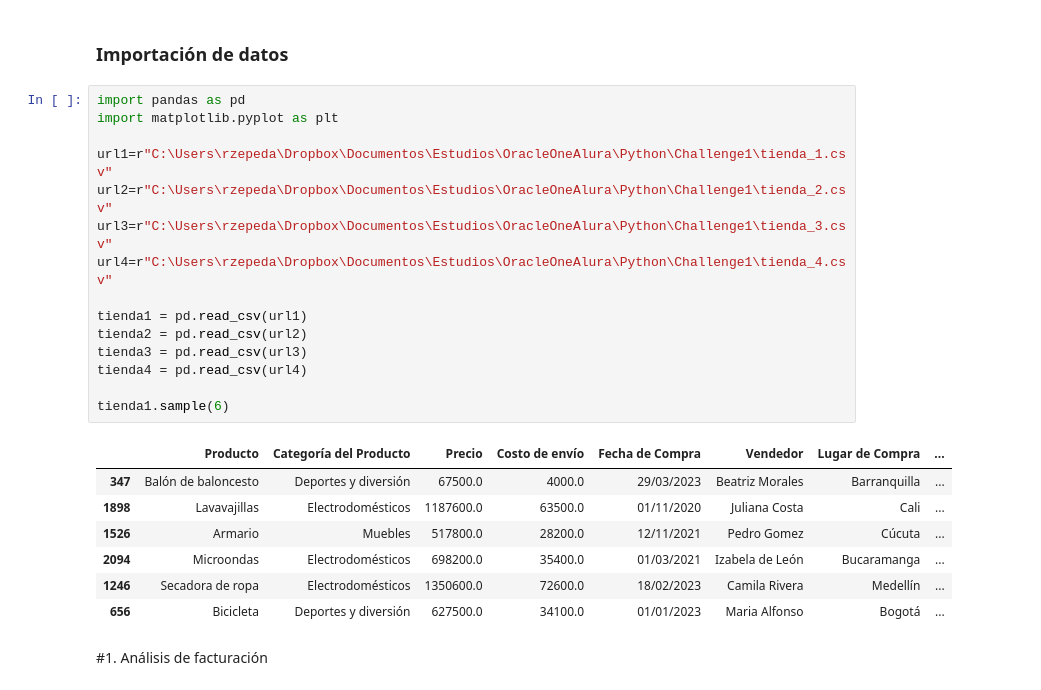
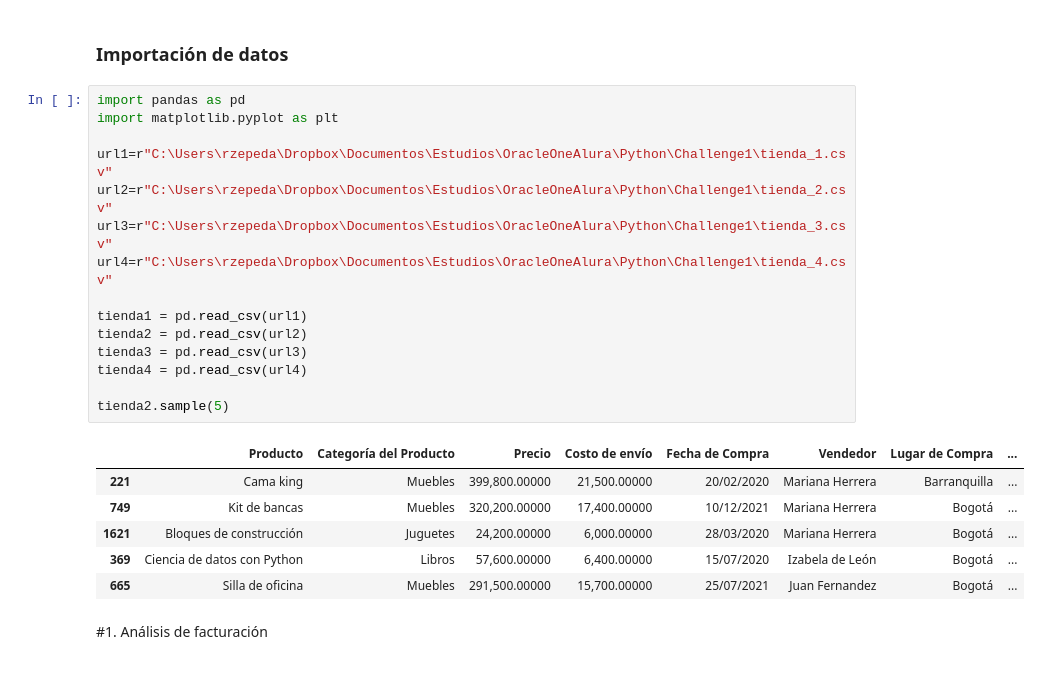
Before and after one commit to ronalzepeda/OneStoreAnalysis, a Jupyter notebook: AluraStoreLatamRZ.ipynb, the cells around one changed output. Saved outputs shown, nothing was run; the diff lists cells and outputs as text.

```diff
--- a/AluraStoreLatamRZ.ipynb
+++ b/AluraStoreLatamRZ.ipynb
@@ -3,26 +3,25 @@
 # %%
 import pandas as pd
 import matplotlib.pyplot as plt
 
 url1=r"C:\Users\rzepeda\Dropbox\Documentos\Estudios\OracleOneAlura\Python\Challenge1\tienda_1.csv"
 url2=r"C:\Users\rzepeda\Dropbox\Documentos\Estudios\OracleOneAlura\Python\Challenge1\tienda_2.csv"
 url3=r"C:\Users\rzepeda\Dropbox\Documentos\Estudios\OracleOneAlura\Python\Challenge1\tienda_3.csv"
 url4=r"C:\Users\rzepeda\Dropbox\Documentos\Estudios\OracleOneAlura\Python\Challenge1\tienda_4.csv"
 
 tienda1 = pd.read_csv(url1)
 tienda2 = pd.read_csv(url2)
 tienda3 = pd.read_csv(url3)
 tienda4 = pd.read_csv(url4)
 
-tienda1.sample(6)
+tienda2.sample(5)
 # %% [output]
 |  | Producto | Categoría del Producto | Precio | Costo de envío | Fecha de Compra | Vendedor | Lugar de Compra | ... |
-| 347 | Balón de baloncesto | Deportes y diversión | 67500.0 | 4000.0 | 29/03/2023 | Beatriz Morales | Barranquilla | ... |
-| 1898 | Lavavajillas | Electrodomésticos | 1187600.0 | 63500.0 | 01/11/2020 | Juliana Costa | Cali | ... |
-| 1526 | Armario | Muebles | 517800.0 | 28200.0 | 12/11/2021 | Pedro Gomez | Cúcuta | ... |
-| 2094 | Microondas | Electrodomésticos | 698200.0 | 35400.0 | 01/03/2021 | Izabela de León | Bucaramanga | ... |
-| 1246 | Secadora de ropa | Electrodomésticos | 1350600.0 | 72600.0 | 18/02/2023 | Camila Rivera | Medellín | ... |
-| 656 | Bicicleta | Deportes y diversión | 627500.0 | 34100.0 | 01/01/2023 | Maria Alfonso | Bogotá | ... |
+| 221 | Cama king | Muebles | 399,800.00000 | 21,500.00000 | 20/02/2020 | Mariana Herrera | Barranquilla | ... |
+| 749 | Kit de bancas | Muebles | 320,200.00000 | 17,400.00000 | 10/12/2021 | Mariana Herrera | Bogotá | ... |
+| 1621 | Bloques de construcción | Juguetes | 24,200.00000 | 6,000.00000 | 28/03/2020 | Mariana Herrera | Bogotá | ... |
+| 369 | Ciencia de datos con Python | Libros | 57,600.00000 | 6,400.00000 | 15/07/2020 | Izabela de León | Bogotá | ... |
+| 665 | Silla de oficina | Muebles | 291,500.00000 | 15,700.00000 | 25/07/2021 | Juan Fernandez | Bogotá | ... |
 # %% [markdown]
 #1. Análisis de facturación
 # %%
```
Also changed, not shown: parts of 4 cells of this notebook.
